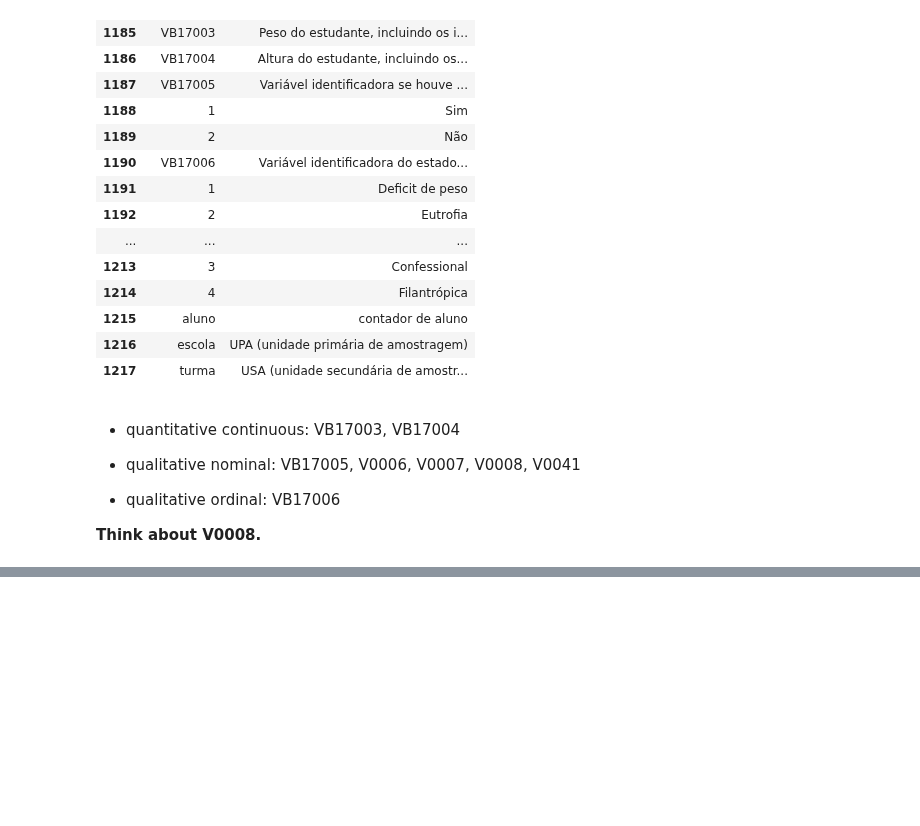
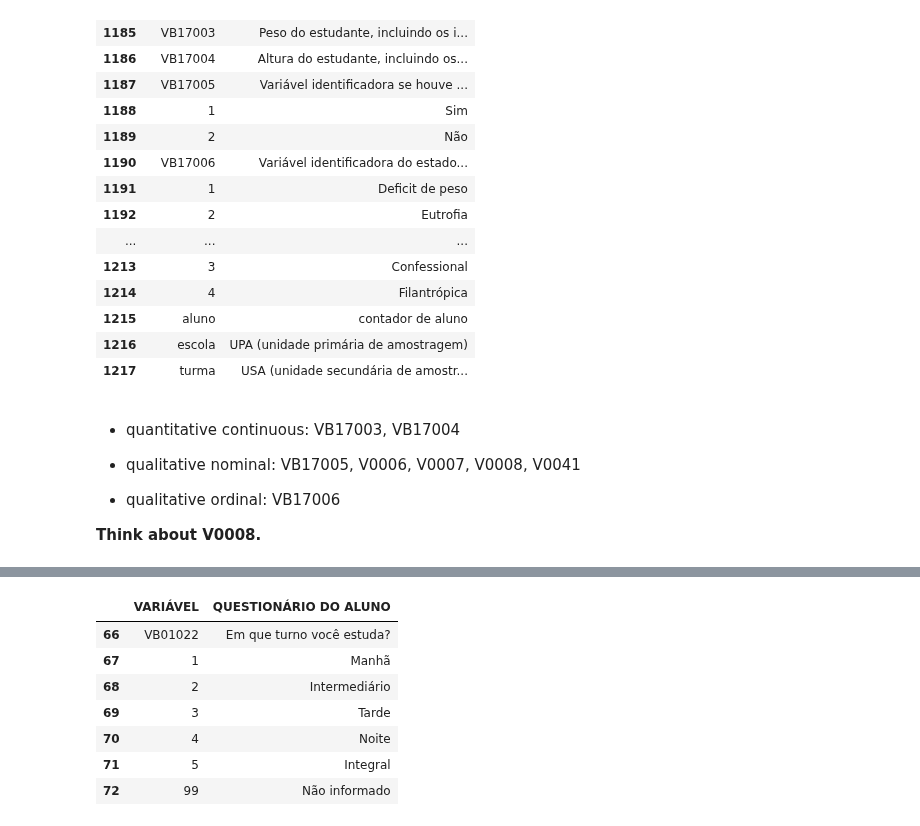
Before and after one commit to gabrielatrindade/alura-bootcamp, a Jupyter notebook: module3/pense_2015.ipynb, the cells around one changed output, grey strips where cells are left out. Drawn from its saved outputs; the diff is of its cells as text; code cells hidden in the pictures; blank space fills up the shorter version.

```diff
--- a/module3/pense_2015.ipynb
+++ b/module3/pense_2015.ipynb
@@ -226,0 +369,11 @@ dictionary_pense_student.tail(35)
+# %%
+dictionary_for_student_variable('VB01022')
+# %% [output]
+|  | VARIÁVEL | QUESTIONÁRIO DO ALUNO |
+| 66 | VB01022 | Em que turno você estuda? |
+| 67 | 1 | Manhã |
+| 68 | 2 | Intermediário |
+| 69 | 3 | Tarde |
+| 70 | 4 | Noite |
+| 71 | 5 | Integral |
+| 72 | 99 | Não informado |
```
Also changed, not shown: parts of 15 cells of this notebook.
